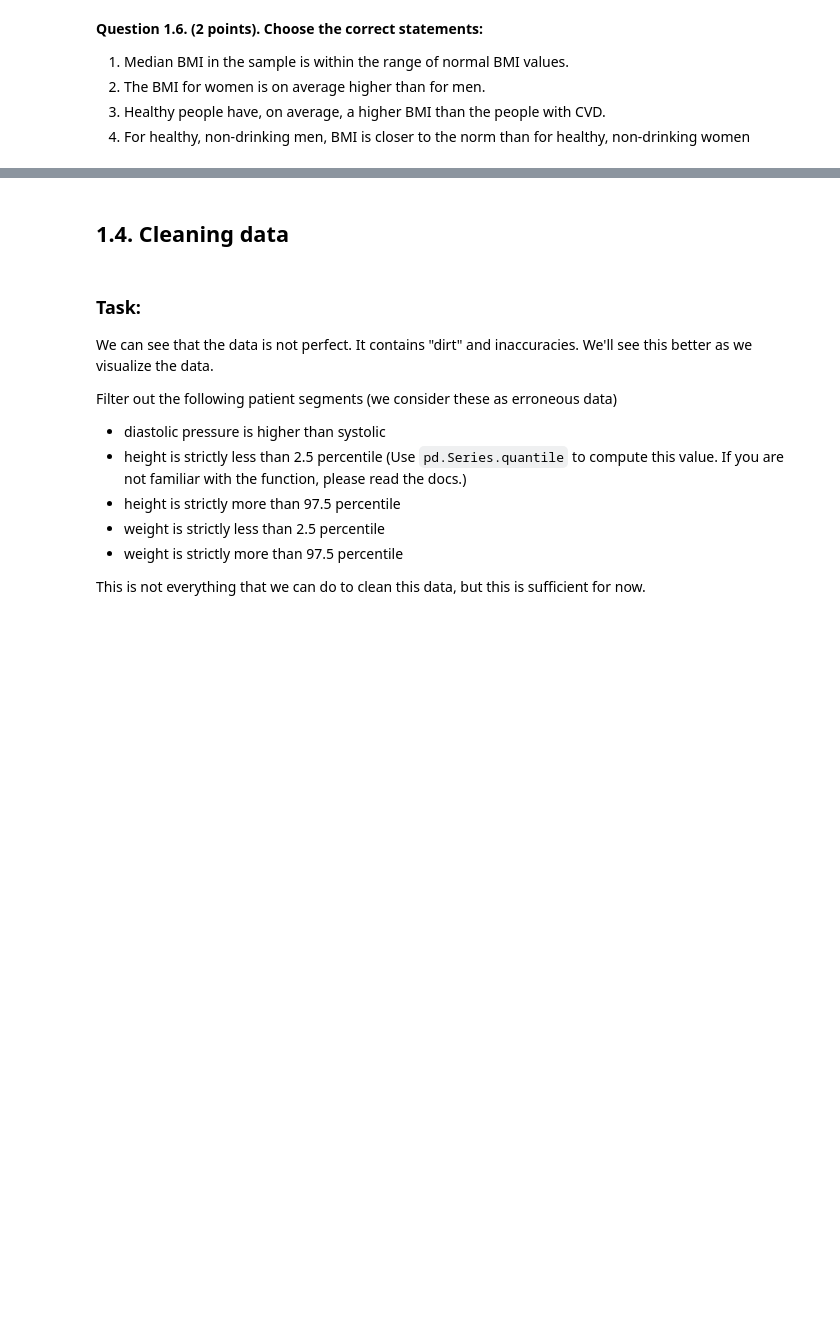
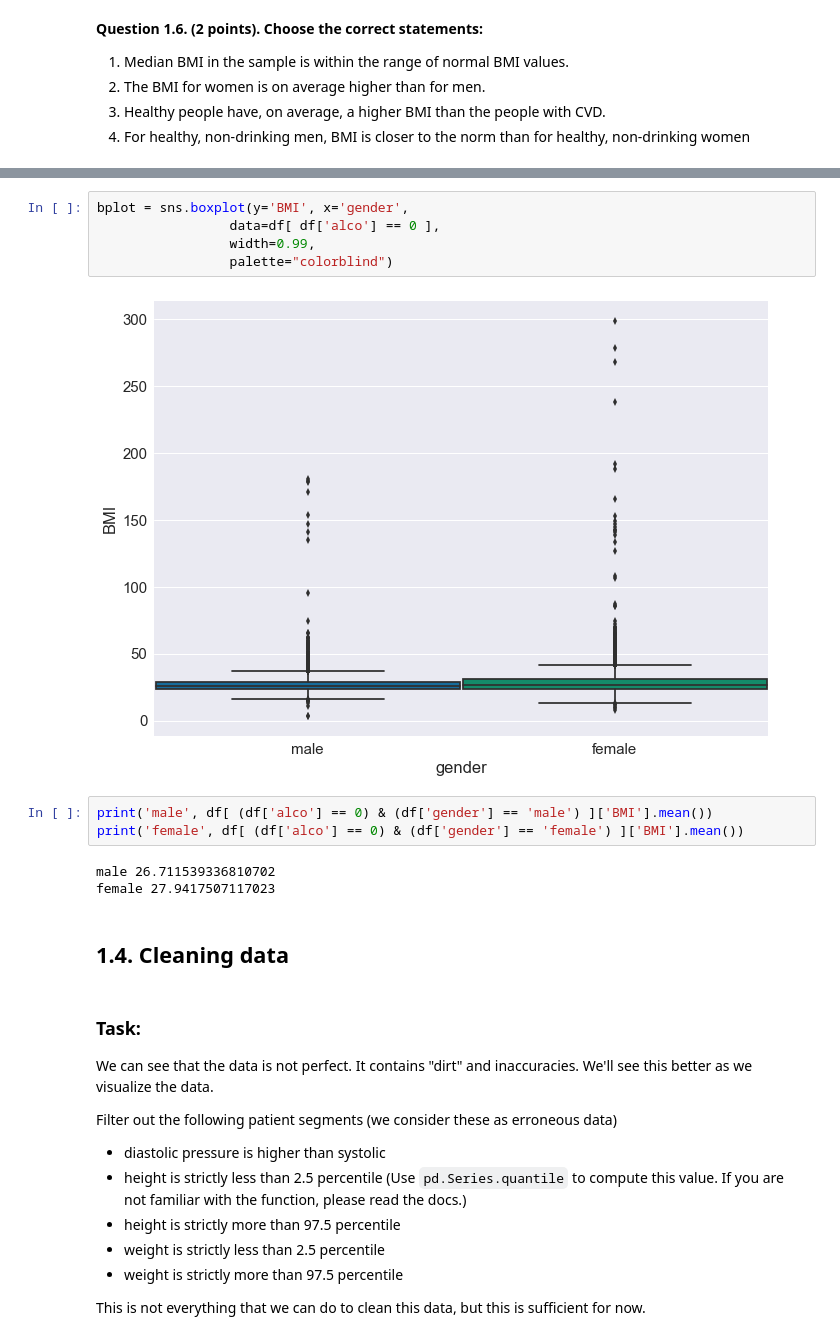
Before and after one commit to bogdanovdya/mlcourse.ai, a Jupyter notebook: jupyter_english/assignments_demo/assignment02_analyzing_cardiovascular_desease_data.ipynb, the cells around one changed output, grey strips where cells are left out. Saved outputs shown, nothing was run; the diff lists cells and outputs as text; blank space fills up the shorter version.

```diff
--- a/jupyter_english/assignments_demo/assignment02_analyzing_cardiovascular_desease_data.ipynb
+++ b/jupyter_english/assignments_demo/assignment02_analyzing_cardiovascular_desease_data.ipynb
@@ -354,3 +392,16 @@ Create a new feature – BMI ([Body Mass Index](https://en.wikipedia.org/wiki/Bo
+# %%
+bplot = sns.boxplot(y='BMI', x='gender',
+                 data=df[ df['alco'] == 0 ],
+                 width=0.99,
+                 palette="colorblind")
+# %% [output]
+[figure, added]
+# %%
+print('male', df[ (df['alco'] == 0) & (df['gender'] == 'male') ]['BMI'].mean())
+print('female', df[ (df['alco'] == 0) & (df['gender'] == 'female') ]['BMI'].mean())
+# %% [output]
+male 26.711539336810702
+female 27.9417507117023
 # %% [markdown]
 ## 1.4. Cleaning data
 # %% [markdown]
```
Also changed, not shown: parts of 16 cells of this notebook, 4 other files.
